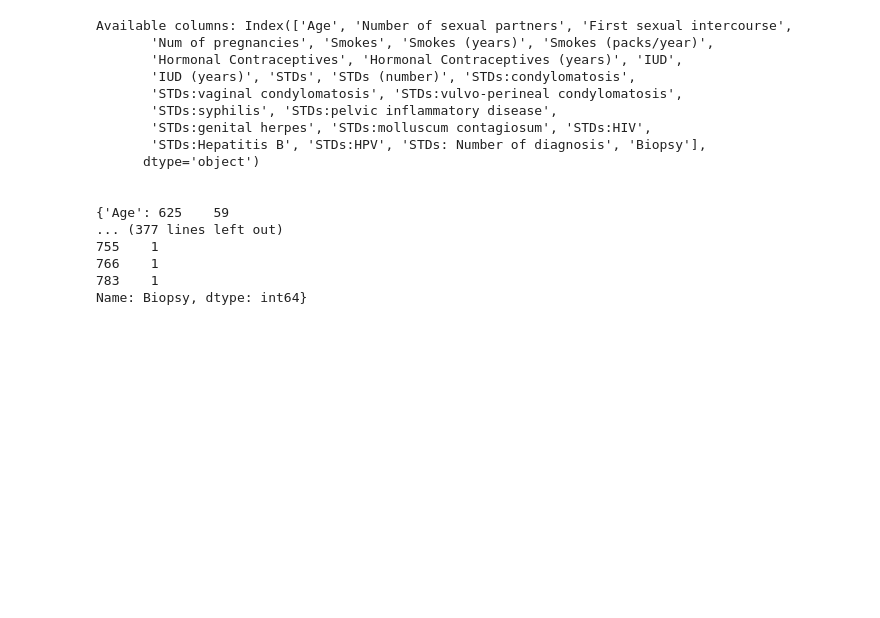
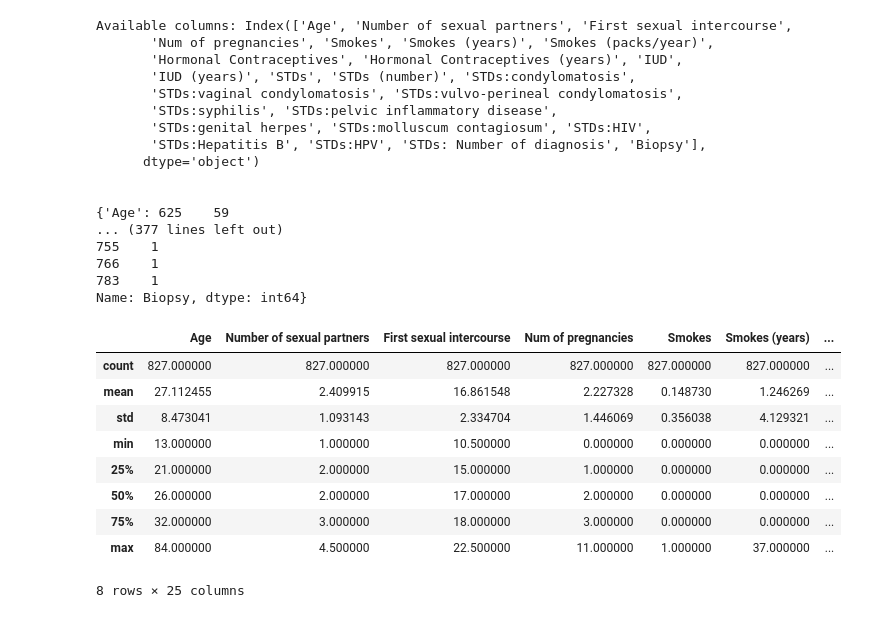
Before and after one commit to eddynorman/cancer_risk_assessment_app, a Jupyter notebook: ml/Cervical_Cancer_Data_Cleaning.ipynb, the cells around one changed output. Saved outputs shown, nothing was run; the diff lists cells and outputs as text; code cells hidden in the pictures; blank space fills up the shorter version.

```diff
--- a/ml/Cervical_Cancer_Data_Cleaning.ipynb
+++ b/ml/Cervical_Cancer_Data_Cleaning.ipynb
@@ -188,23 +188,35 @@ Name: Biopsy, dtype: int64}
 # %%
 def replace_outliers_iqr(df, column):
 
     # First quartile value (Q1) and third quartile value (Q3) are calculated
     Q1 = df[column].quantile(0.25)
     Q3 = df[column].quantile(0.75)
 
     # Interquartile range (IQR) is calculated
     IQR = Q3 - Q1
 
     # Lower and upper limits are determined
     lower_bound = Q1 - 1.5 * IQR
     upper_bound = Q3 + 1.5 * IQR
 
     # Outliers are pulled up to these limits
     df[column] = df[column].apply(lambda x: lower_bound if x < lower_bound else (upper_bound if x > upper_bound else x))
     return df[column]
 
 # removing outliers for age and Number of diagnosis
-cervical_cancer_data['Age'] = replace_outliers_iqr(cervical_cancer_data, 'Age')
+#cervical_cancer_data['Age'] = replace_outliers_iqr(cervical_cancer_data, 'Age')
 cervical_cancer_data['STDs: Number of diagnosis'] = replace_outliers_iqr(cervical_cancer_data,'STDs: Number of diagnosis')
 cervical_cancer_data['Number of sexual partners'] = replace_outliers_iqr(cervical_cancer_data,'Number of sexual partners')
 cervical_cancer_data['First sexual intercourse'] = replace_outliers_iqr(cervical_cancer_data,'First sexual intercourse')
+cervical_cancer_data.describe()
+# %% [output]
+|  | Age | Number of sexual partners | First sexual intercourse | Num of pregnancies | Smokes | Smokes (years) | ... |
+| count | 827.000000 | 827.000000 | 827.000000 | 827.000000 | 827.000000 | 827.000000 | ... |
+| mean | 27.112455 | 2.409915 | 16.861548 | 2.227328 | 0.148730 | 1.246269 | ... |
+| std | 8.473041 | 1.093143 | 2.334704 | 1.446069 | 0.356038 | 4.129321 | ... |
+| min | 13.000000 | 1.000000 | 10.500000 | 0.000000 | 0.000000 | 0.000000 | ... |
+| 25% | 21.000000 | 2.000000 | 15.000000 | 1.000000 | 0.000000 | 0.000000 | ... |
+| 50% | 26.000000 | 2.000000 | 17.000000 | 2.000000 | 0.000000 | 0.000000 | ... |
+| 75% | 32.000000 | 3.000000 | 18.000000 | 3.000000 | 0.000000 | 0.000000 | ... |
+| max | 84.000000 | 4.500000 | 22.500000 | 11.000000 | 1.000000 | 37.000000 | ... |
+8 rows × 25 columns
```
Also changed, not shown: parts of 3 cells of this notebook, 12 other files.
